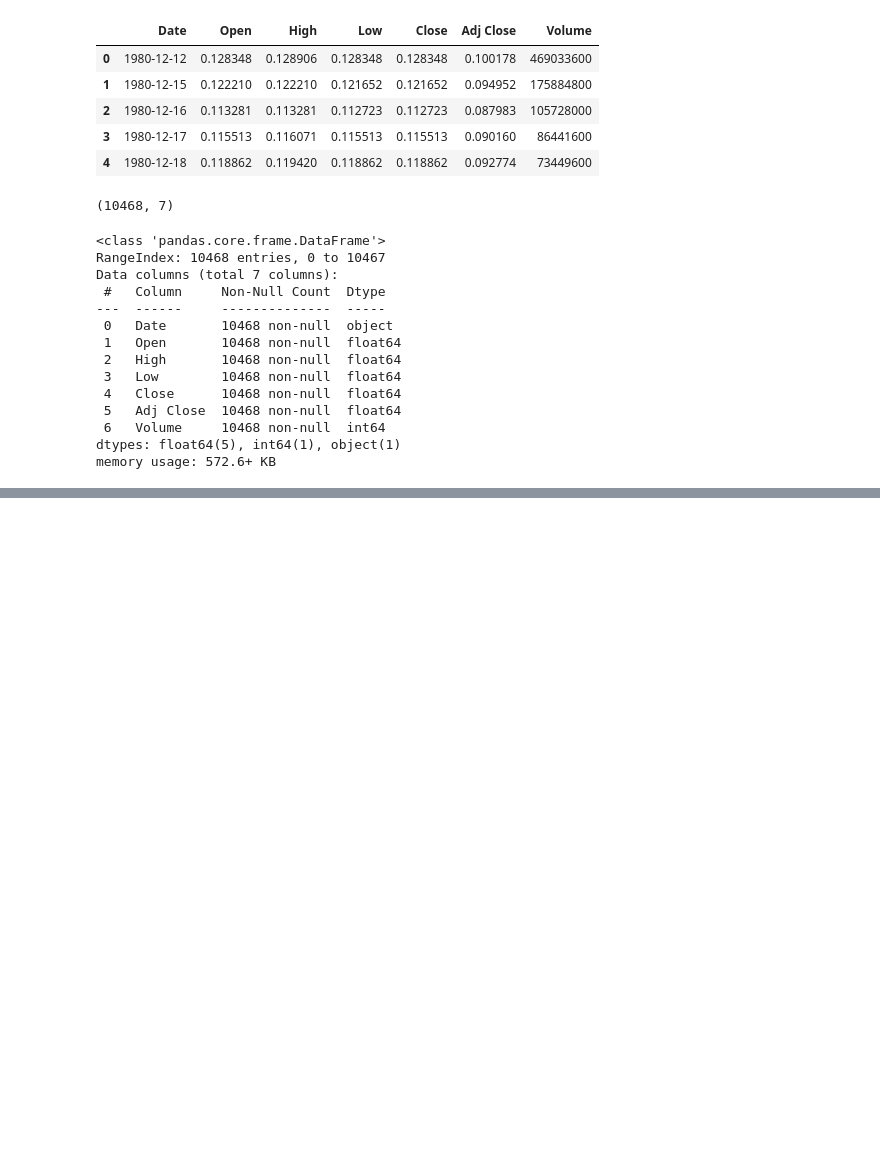
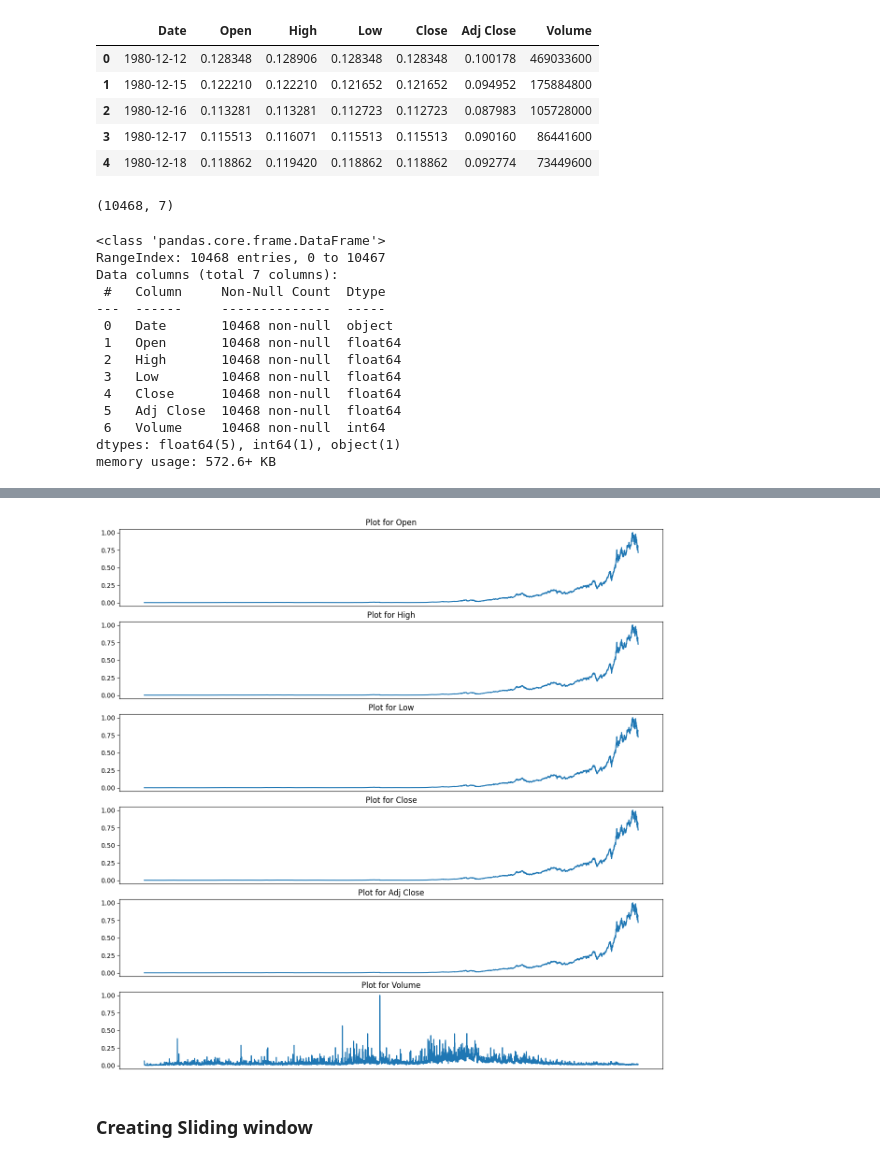
Before and after one commit to sha2992/Time-Series-Forecasting, a Jupyter notebook: Apple Stock Price Forecast with LSTM.ipynb, the cells around one changed output, grey strips where cells are left out. Drawn from its saved outputs; the diff is of its cells as text; code cells hidden in the pictures; blank space fills up the shorter version.

```diff
--- a/Apple Stock Price Forecast with LSTM.ipynb
+++ b/Apple Stock Price Forecast with LSTM.ipynb
@@ -52,3 +54,9 @@ dtypes: float64(5), int64(1), object(1)
 memory usage: 572.6+ KB
 # %%
 df['Date']=pd.to_datetime(df['Date'])
+# %%
+# making the 'Date' col as index
+df.set_index('Date', inplace = True)
+# %%
+# sorting index
+df.sort_index(inplace=True)
@@ -54,0 +65,3 @@ df['Date']=pd.to_datetime(df['Date'])
+# %%
+scaler = MinMaxScaler()
+scaler_values = scaler.fit_transform(df[df.columns])
@@ -54,0 +84,4 @@ df['Date']=pd.to_datetime(df['Date'])
+# %%
+df_scaled = pd.DataFrame(scaler_values
+                        , columns=df.columns
+                        , index=df.index)
@@ -54,0 +98,12 @@ df['Date']=pd.to_datetime(df['Date'])
+# %%
+plt.rcParams['figure.figsize']=(15,15)
+figure, axes = plt.subplots(6)
+
+for ax, col in zip(axes, df_scaled.columns):
+    ax.plot(df_scaled[col])
+    ax.set_title(f'Plot for {col}')
+    ax.axes.xaxis.set_visible(False)
+# %% [output]
+[figure, added]
+# %% [markdown]
+### Creating Sliding window
```
Also changed, not shown: parts of 4 cells of this notebook.
